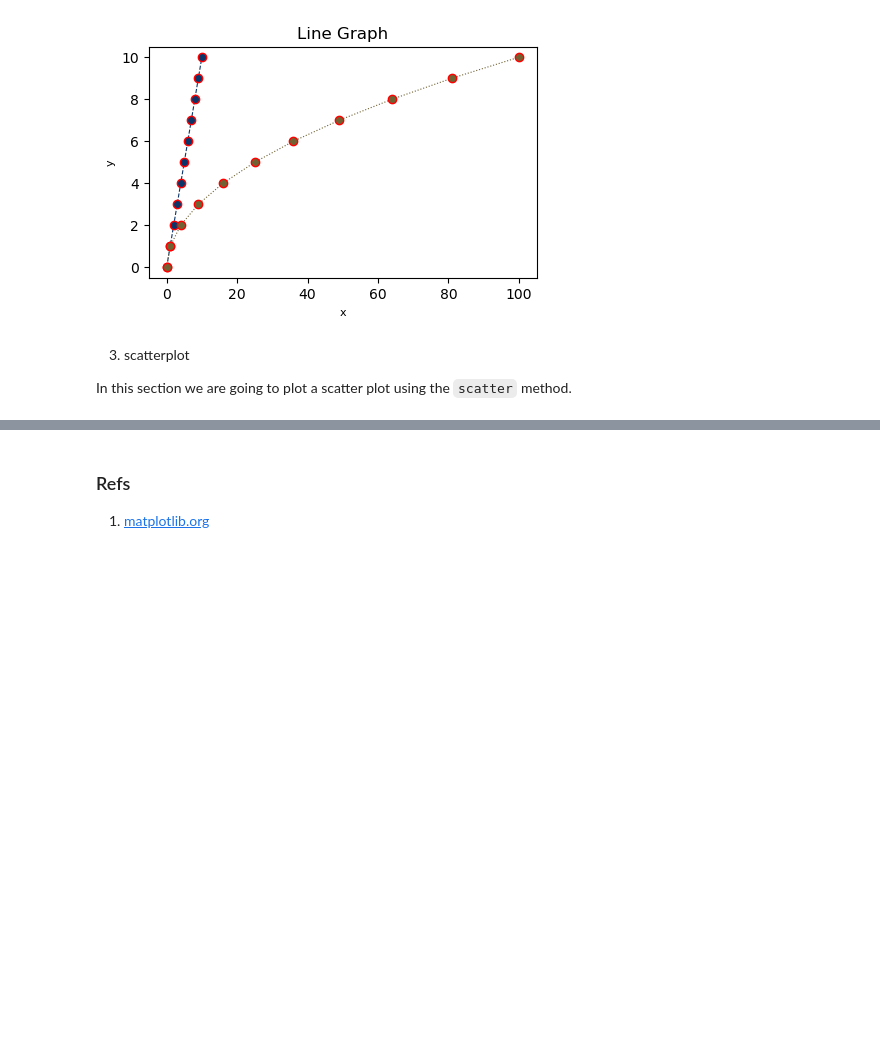
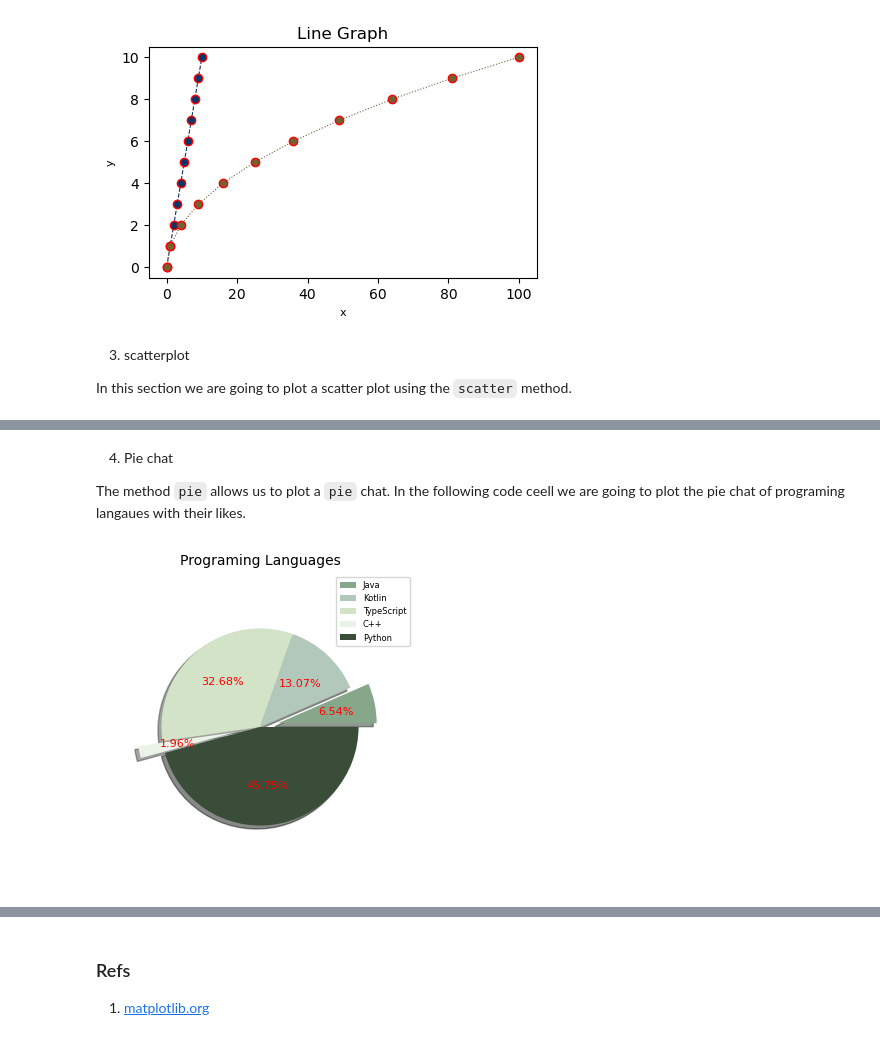
Before and after one commit to CrispenGari/Data-Visualisation-Python, a Jupyter notebook: matplotlib/matplotlib.ipynb, the cells around one changed output, grey strips where cells are left out. Saved outputs shown, nothing was run; the diff lists cells and outputs as text; code cells hidden in the pictures; blank space fills up the shorter version.

Commit message:
data-visualization

```diff
--- a/matplotlib/matplotlib.ipynb
+++ b/matplotlib/matplotlib.ipynb
@@ -95,0 +100,17 @@ plt.show()
+# %% [markdown]
+4. Pie chat
+
+The method `pie` allows us to plot a `pie` chat. In the following code ceell we are going to plot the pie chat of  programing langaues with their likes.
+# %%
+x = np.array(['Java', 'Kotlin', 'TypeScript', 'C++', 'Python'])
+colors = np.array(['#86A789', '#B2C8BA', '#D2E3C8', '#EBF3E8', '#3A4D39'])
+y = np.array([10, 20, 50, 3, 70])
+
+plt.figure(figsize=(4, 4))
+plt.pie(y, autopct="%1.2f%%", colors=colors, shadow=True, explode=[0.15, 0, 0, .2, 0]
+       ,  textprops={'fontsize': 8, "color": 'red'}, radius=.8)
+plt.legend(loc="upper right", fontsize=6, labels=x)
+plt.title('Programing Languages', fontsize=10)
+plt.show()
+# %% [output]
+[figure, added]
```
Also changed, not shown: parts of 39 cells of this notebook, 4 other files.
